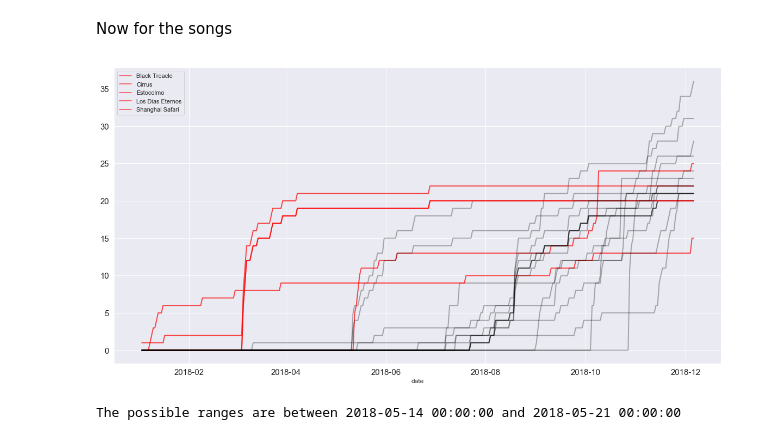
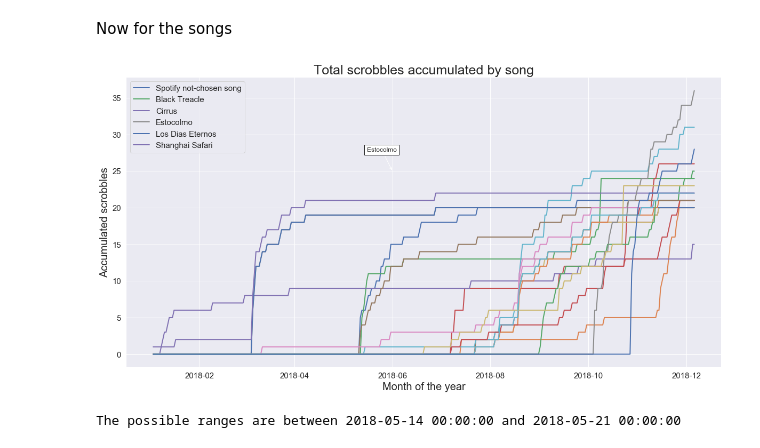
Before and after one commit to alexing/spotify_rewrapped, a Jupyter notebook: wrapped.ipynb, the cells around one changed output. Drawn from its saved outputs; the diff is of its cells as text; code cells hidden in the pictures.

```diff
--- a/wrapped.ipynb
+++ b/wrapped.ipynb
@@ -609,6 +654,16 @@ for an_artist in artists:
     a_df['date'] = pd.to_datetime(a_df['date'])
     a_df = a_df.set_index(a_df["date"])
     time_series[an_artist] = a_df['date'].resample('D').count().cumsum()
+# %%
+colormap = {
+    'Jorge Drexler': 'xkcd:tan',
+    'Arctic Monkeys': 'xkcd:aqua',
+    'Radiohead': 'xkcd:pale yellow',
+    'Serú Girán': 'g',
+    'Vampire Weekend': 'xkcd:lavender',
+    'Charly García': 'r',
+    'Gustavo Cerati': 'xkcd:grey blue'
+}
 # %%
 fig, ax = plt.subplots(figsize=(20,10))
 for an_artist in artists:
@@ -720,32 +814,53 @@ time_series['Cirrus'] = a_df['date'].resample('D').count().cumsum()
 # %%
 df_songs = pd.concat(time_series, axis=1)
 df_songs = df_songs.replace(0,np.nan).apply(lambda x: x.loc[:x.last_valid_index()].fillna(0)).ffill()
+# %%
+def add_annotation(text, xy, ax):
+    # Annotate the 1st position with a text box ('Test 1')
+    offsetbox = TextArea(text, minimumdescent=False)
+
+    ab = AnnotationBbox(offsetbox, xy,
+                        xybox=(-20, 40),
+                        xycoords='data',
+                        boxcoords="offset points",
+                        arrowprops=dict(arrowstyle="->"))
+    ax.add_artist(ab)
 # %%
-# to add images later
-# https://stackoverflow.com/questions/3765056/combine-picture-and-plot-with-python-matplotlib
-
 spotify_top = {'Estocolmo', 'Los Dias Eternos', 'Cirrus', 'Black Treacle', 'Shanghai Safari'}
 
 fig, ax = plt.subplots(figsize=(20,10))
 for a_title in df_songs.columns:
     if a_title in spotify_top:
-        color = (1,0,0, 0.7)
-        label = a_title
+        #color = (1,0,0, 0.7)
+        label = a_title # 'Spotify chosen song'
+        ax = sns.lineplot(x=df_songs[a_title].index, y=df_songs[a_title].values, label=label)#, color=color)
     else:
         color = (0,0,0,0.3)
-        label = None
-    ax = sns.lineplot(x=df_songs[a_title].index, y=df_songs[a_title].values, label=label, color=color)
+        label = 'Spotify not-chosen song'
+        ax = sns.lineplot(x=df_songs[a_title].index, y=df_songs[a_title].values, label=label, color=color)
+
 
 for tick in ax.xaxis.get_major_ticks():
     tick.label.set_fontsize(15)
 for tick in ax.yaxis.get_major_ticks():
     tick.label.set_fontsize(15)
 plt.setp(ax.lines,linewidth=2)  # set lw for all lines of g axes
 
+plt.ylabel("Accumulated scrobbles", fontsize=20)
+plt.xlabel('Month of the year', fontsize=20)
+plt.title('Total scrobbles accumulated by song', fontsize=25)
+
+#delete duplicates in legend
+handles, labels = plt.gca().get_legend_handles_labels()
+by_label = OrderedDict(zip(labels, handles))
+plt.legend(by_label.values(), by_label.keys(), prop={'size': 15}, loc='best')
+
+add_annotation('Estocolmo', ('2018-06', 25), ax)
+
 sns.despine()
 plt.show()
 # %% [output]
-[figure, old version]
+[figure, new version]
 # %%
 spotify_dates = []
 for i, row in df_songs.iterrows():
```
Also changed, not shown: parts of 24 cells of this notebook, 7 other files.
